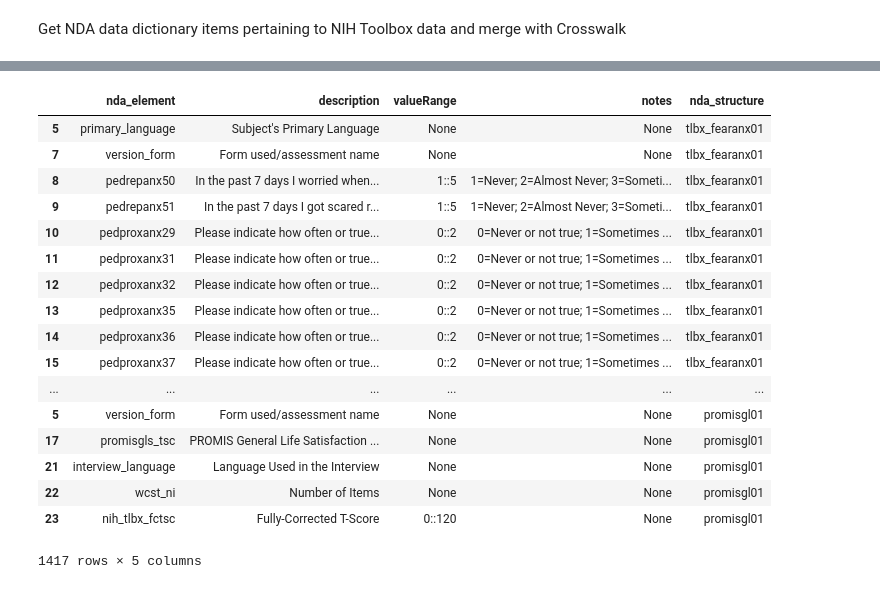
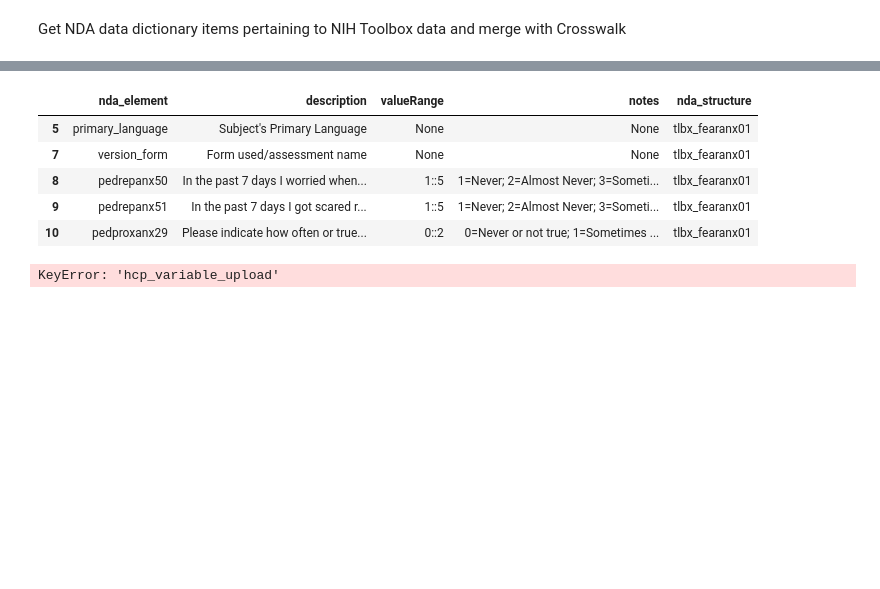
Before and after one commit to humanconnectome/NIHToolbox2NDA, a Jupyter notebook: Grab_NDA_Data_Dictionary_Annotation.ipynb, the cells around one changed output, grey strips where cells are left out. Cells and saved outputs as stored; diff of their text form; code cells hidden in the pictures; blank space fills up the shorter version.

```diff
--- a/Grab_NDA_Data_Dictionary_Annotation.ipynb
+++ b/Grab_NDA_Data_Dictionary_Annotation.ipynb
@@ -90,23 +95,17 @@ for structshort in crosswalk.nda_structure.unique():
 # %%
-allmetadata
+allmetadata.head()
 # %% [output]
 |  | nda_element | description | valueRange | notes | nda_structure |
 | 5 | primary_language | Subject's Primary Language | None | None | tlbx_fearanx01 |
 | 7 | version_form | Form used/assessment name | None | None | tlbx_fearanx01 |
 | 8 | pedrepanx50 | In the past 7 days I worried when... | 1::5 | 1=Never; 2=Almost Never; 3=Someti... | tlbx_fearanx01 |
 | 9 | pedrepanx51 | In the past 7 days I got scared r... | 1::5 | 1=Never; 2=Almost Never; 3=Someti... | tlbx_fearanx01 |
 | 10 | pedproxanx29 | Please indicate how often or true... | 0::2 | 0=Never or not true; 1=Sometimes ... | tlbx_fearanx01 |
-| 11 | pedproxanx31 | Please indicate how often or true... | 0::2 | 0=Never or not true; 1=Sometimes ... | tlbx_fearanx01 |
-| 12 | pedproxanx32 | Please indicate how often or true... | 0::2 | 0=Never or not true; 1=Sometimes ... | tlbx_fearanx01 |
-| 13 | pedproxanx35 | Please indicate how often or true... | 0::2 | 0=Never or not true; 1=Sometimes ... | tlbx_fearanx01 |
-| 14 | pedproxanx36 | Please indicate how often or true... | 0::2 | 0=Never or not true; 1=Sometimes ... | tlbx_fearanx01 |
-| 15 | pedproxanx37 | Please indicate how often or true... | 0::2 | 0=Never or not true; 1=Sometimes ... | tlbx_fearanx01 |
-| ... | ... | ... | ... | ... | ... |
-| 5 | version_form | Form used/assessment name | None | None | promisgl01 |
-| 17 | promisgls_tsc | PROMIS General Life Satisfaction ... | None | None | promisgl01 |
-| 21 | interview_language | Language Used in the Interview | None | None | promisgl01 |
-| 22 | wcst_ni | Number of Items | None | None | promisgl01 |
-| 23 | nih_tlbx_fctsc | Fully-Corrected T-Score | 0::120 | None | promisgl01 |
-1417 rows × 5 columns
+# %%
+#hcp_variable_upload = mda_ement in the CROSSWALK is supposed to be the same as nda_element (we have found typos from the NDA curators, which is understandable, but needs to be checked)
+#merge the annotation by 'hcp_variable_upload' to see if any NDA descriptors are missing.
+issues=pd.merge(crosswalk.drop(columns=['description','valueRange','notes']),allmetadata,how='left',on=['nda_structure','hcp_variable_upload'])
+# %% [output]
+KeyError: 'hcp_variable_upload'
 # %%
 #now merge this data into the crosswalk and write the new csv
```
Also changed, not shown: parts of 8 cells of this notebook, 3 other files.
